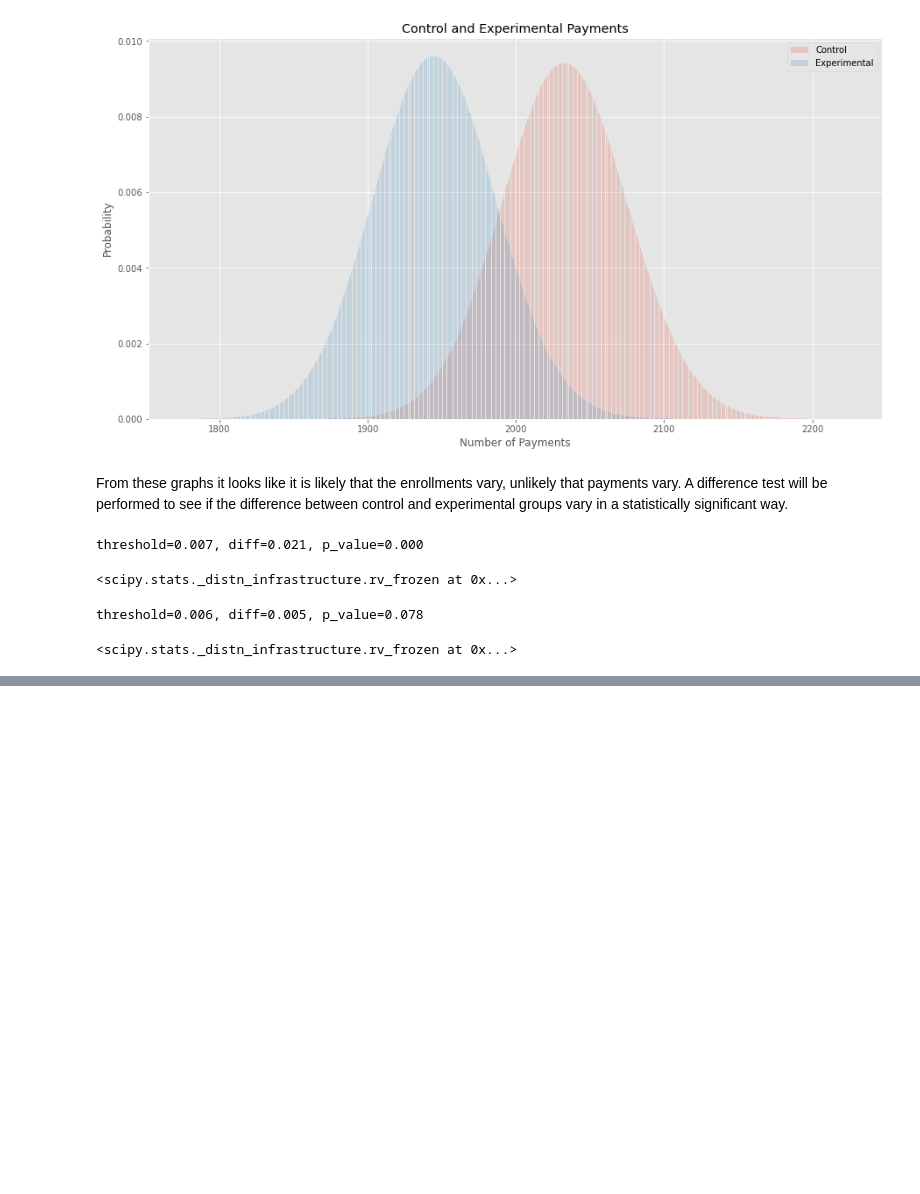
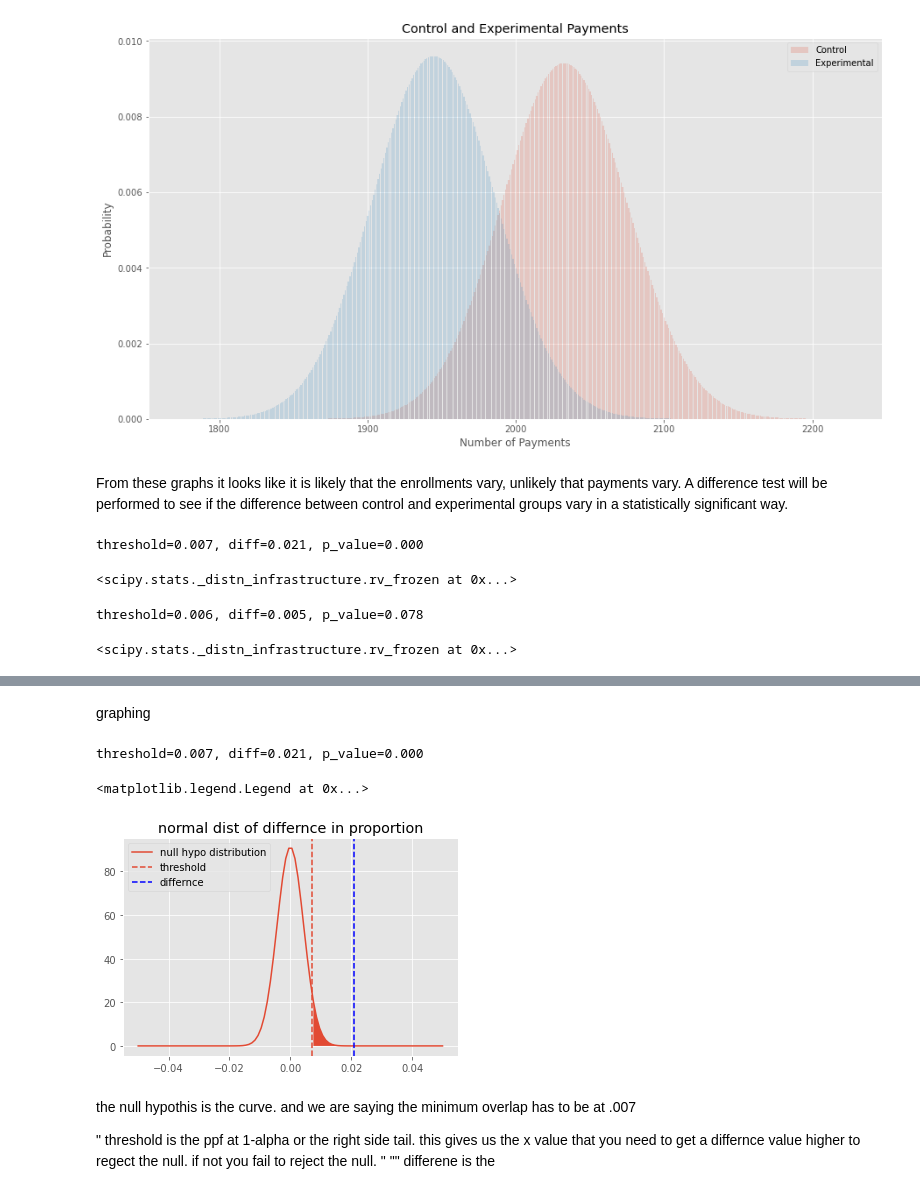
Before and after one commit to Nicoivazquez/Free_Trial_Screener, a Jupyter notebook: Freq_Diff.ipynb, the cells around one changed output, grey strips where cells are left out. Saved outputs shown, nothing was run; the diff lists cells and outputs as text; code cells hidden in the pictures; blank space fills up the shorter version.

```diff
--- a/Freq_Diff.ipynb
+++ b/Freq_Diff.ipynb
@@ -130,0 +137,22 @@ threshold=0.006, diff=0.005, p_value=0.078
+# %% [markdown]
+graphing
+# %%
+fig, ax = plt.subplots(1)
+x = np.linspace(-.05,.05,100)
+y = ttest_act(control_enroll, exper_enroll, control_clicks, exper_clicks).pdf(x)
+ax.plot(x,y, label="null hypo distribution")
+ax.set_title('normal dist of differnce in proportion')
+ax.axvline(0.007,ls='--', label='threshold')
+ax.fill_between(x,0,y,x> .007 )
+#ax.fill_between(x, 0, difference_in_proportions.pdf(x), x>threshold, color = 'blue')
+ax.axvline(.021,color='blue',ls="--", label='differnce')
+ax.legend()
+# %% [output]
+threshold=0.007, diff=0.021, p_value=0.000
+<matplotlib.legend.Legend at 0x...>
+[figure, added]
+# %% [markdown]
+the null hypothis is the curve. and we are saying the minimum overlap has to be at .007
+
+" threshold is the ppf at 1-alpha or the right side tail. this gives us the x value that you need to get a differnce value higher to regect the null. if not you fail to reject the null. "
+"" differene is the
```
Also changed, not shown: parts of 3 cells of this notebook, 2 other files.
